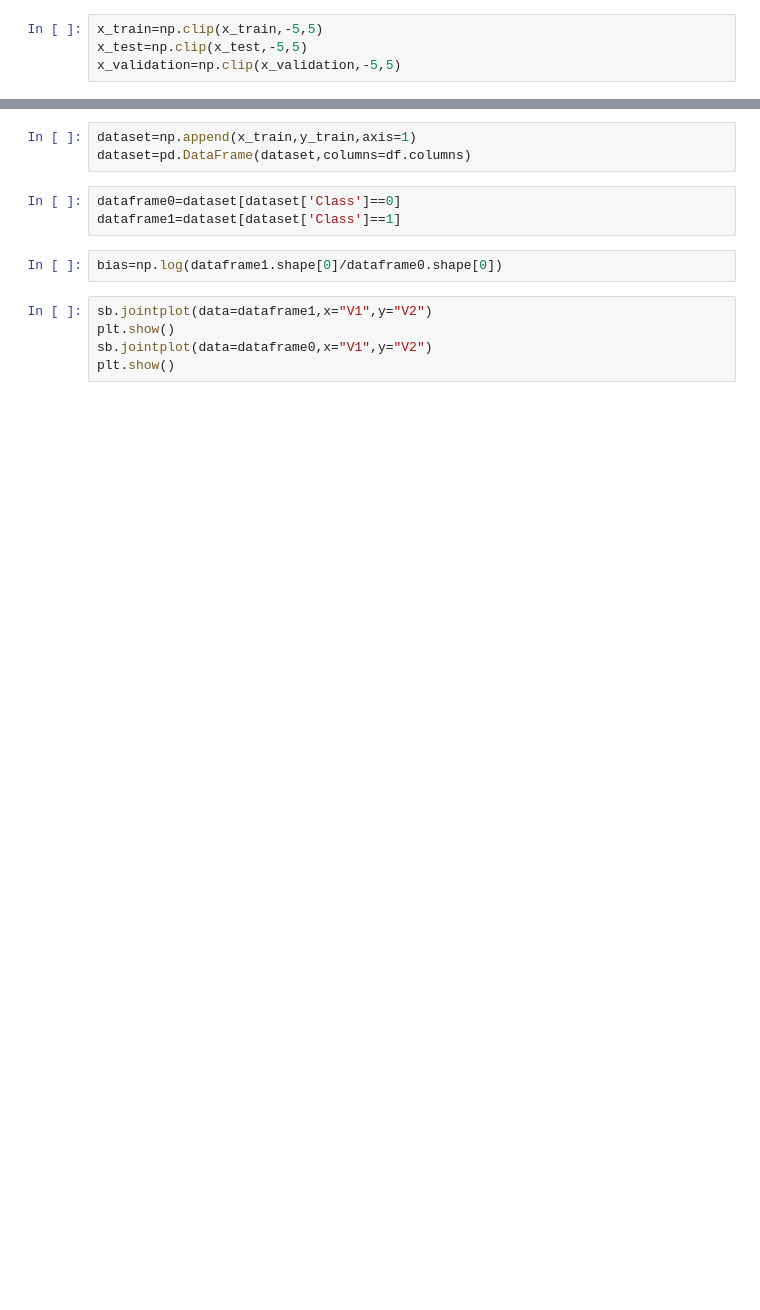
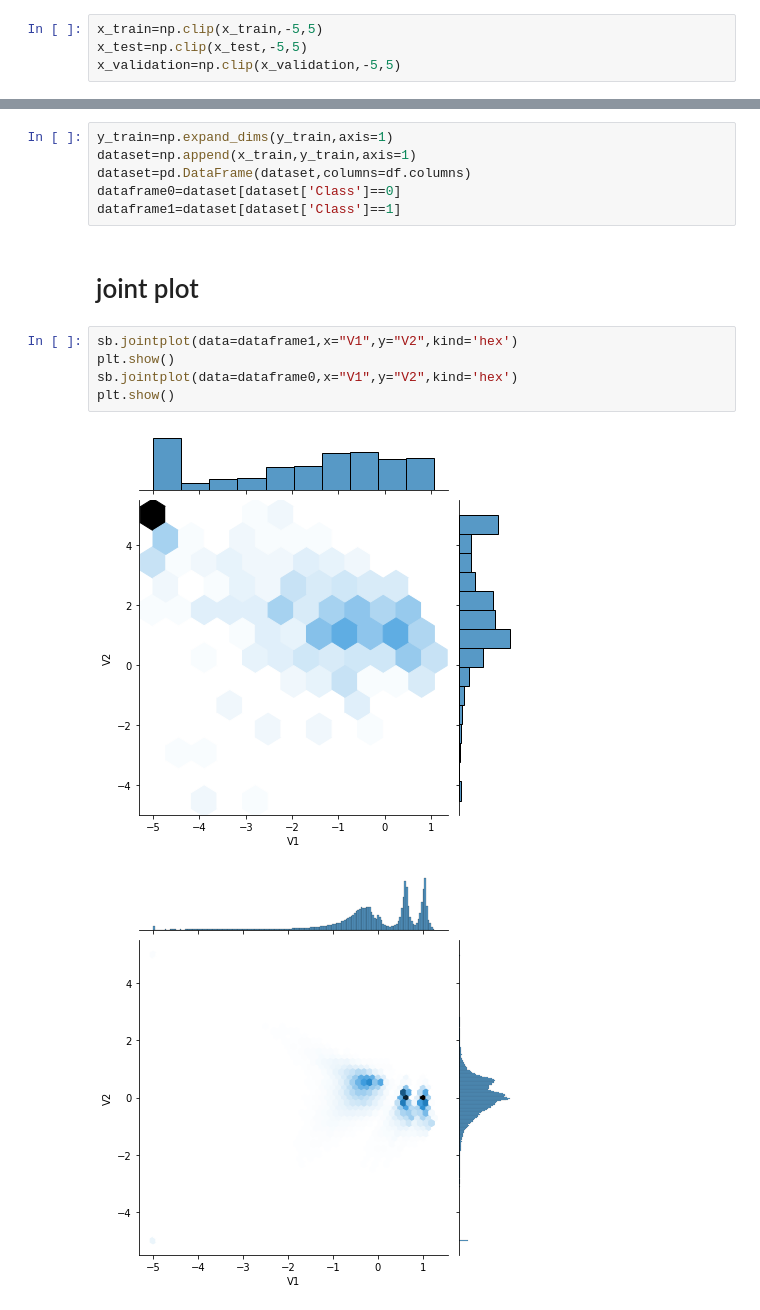
Before and after one commit to Akash-nitA/credit_card_fraud, a Jupyter notebook: creditcard_fraud.ipynb, the cells around one changed output, grey strips where cells are left out. Saved outputs shown, nothing was run; the diff lists cells and outputs as text; blank space fills up the shorter version.

```diff
--- a/creditcard_fraud.ipynb
+++ b/creditcard_fraud.ipynb
@@ -55,13 +71,16 @@ y_train=np.expand_dims(y_train,axis=1)
 # %%
+y_train=np.expand_dims(y_train,axis=1)
 dataset=np.append(x_train,y_train,axis=1)
 dataset=pd.DataFrame(dataset,columns=df.columns)
+dataframe0=dataset[dataset['Class']==0]
+dataframe1=dataset[dataset['Class']==1]
-# %%
-dataframe0=dataset[dataset['Class']==0]
-dataframe1=dataset[dataset['Class']==1]
-# %%
-bias=np.log(dataframe1.shape[0]/dataframe0.shape[0])
+# %% [markdown]
+# joint plot
 # %%
-sb.jointplot(data=dataframe1,x="V1",y="V2")
+sb.jointplot(data=dataframe1,x="V1",y="V2",kind='hex')
 plt.show()
-sb.jointplot(data=dataframe0,x="V1",y="V2")
+sb.jointplot(data=dataframe0,x="V1",y="V2",kind='hex')
 plt.show()
+# %% [output]
+[figure, added]
+[figure, added]
```
Also changed, not shown: parts of 33 cells of this notebook.
